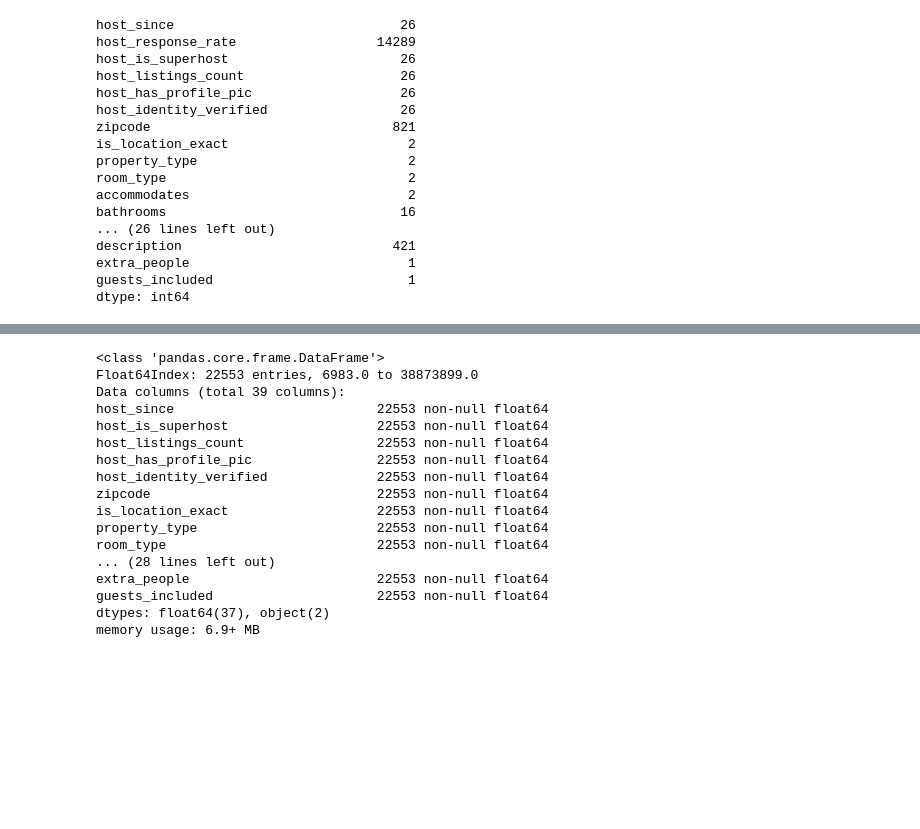
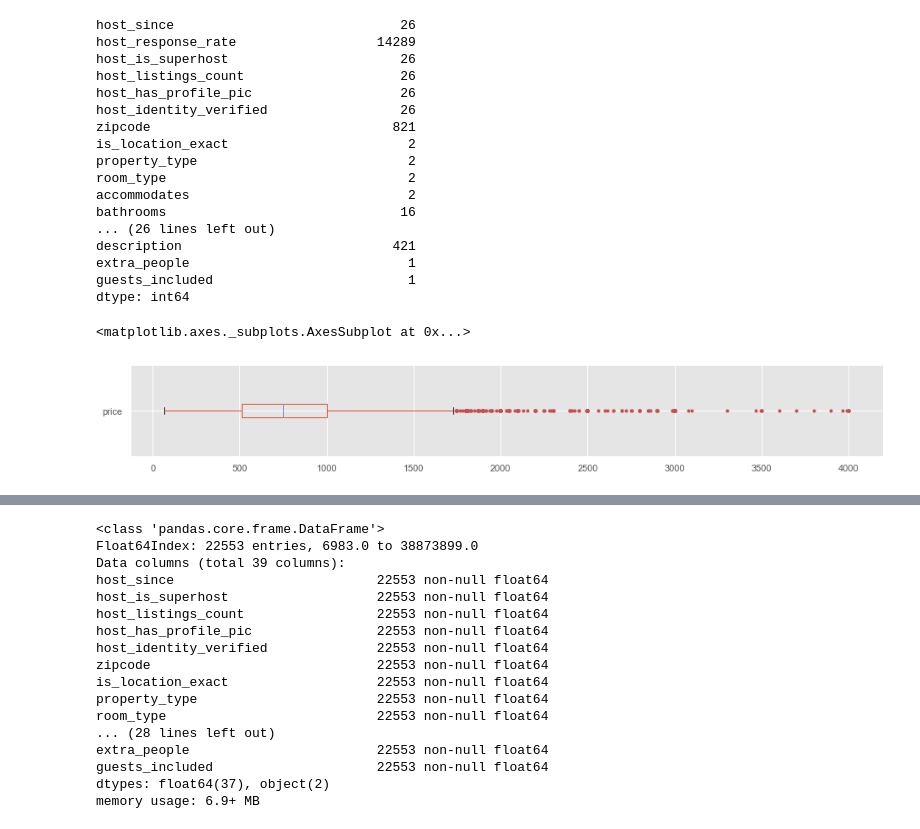
Before and after one commit to ruixiangcui/BDA, a Jupyter notebook: BDA3_og.ipynb, the cells around one changed output, grey strips where cells are left out. Cells and saved outputs as stored; diff of their text form; code cells hidden in the pictures; blank space fills up the shorter version.

```diff
--- a/BDA3_og.ipynb
+++ b/BDA3_og.ipynb
@@ -116,6 +116,15 @@ df_raw.security_deposit.fillna(0, inplace=True)
 df_raw.host_has_profile_pic.fillna(1,inplace=True)
 df_raw.host_listings_count.fillna(0,inplace=True)
 df_raw.host_identity_verified.fillna(0,inplace=True)
+# %%
+# boxplot for prices of listings without any review_scores_rating
+df_review_isna=df_raw[df_raw["review_scores_rating"].isna()]
+
+red_square = dict(markerfacecolor='r', markeredgecolor='r', marker='.')
+df_review_isna['price'].plot(kind='box', vert=False, flierprops=red_square, figsize=(16,2))
+# %% [output]
+<matplotlib.axes._subplots.AxesSubplot at 0x...>
+[figure, added]
 # %%
 df_raw.drop(columns=['square_feet', 'host_response_rate'], inplace=True)
 df_raw.dropna(subset=["host_since",'bathrooms', "beds","review_scores_rating",
```
Also changed, not shown: parts of 9 cells of this notebook.
